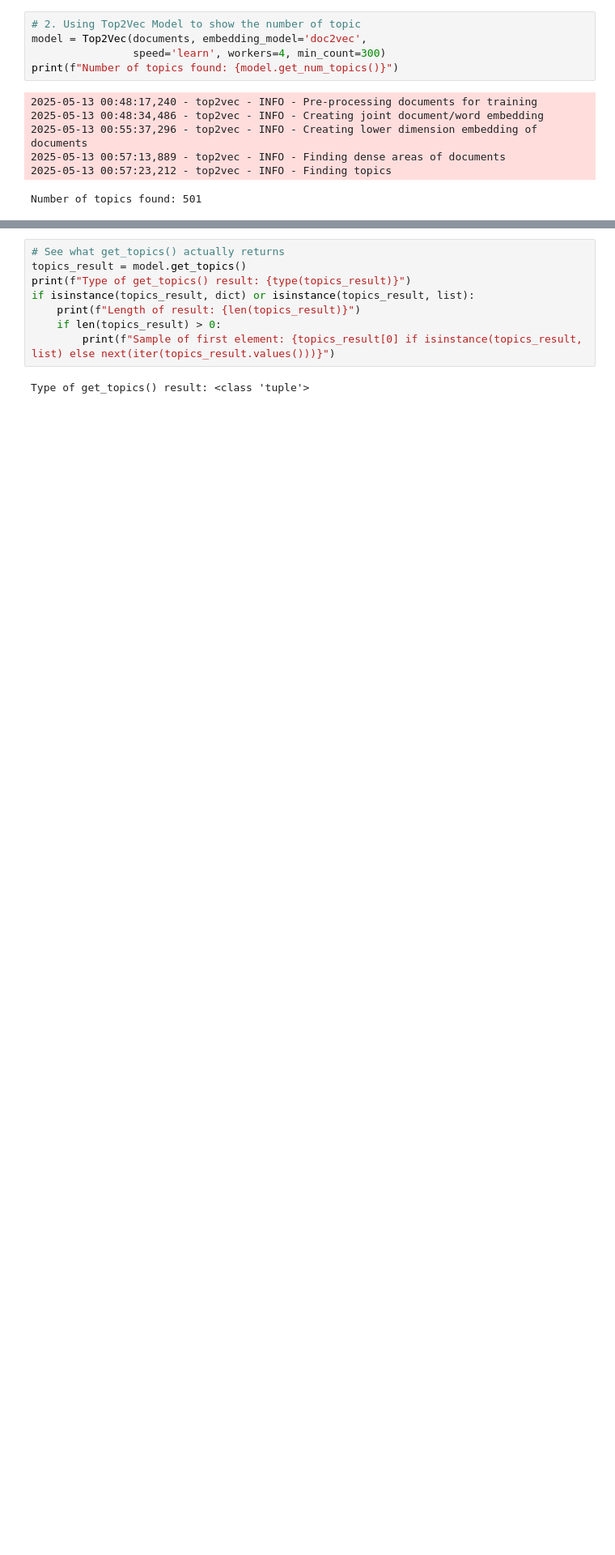
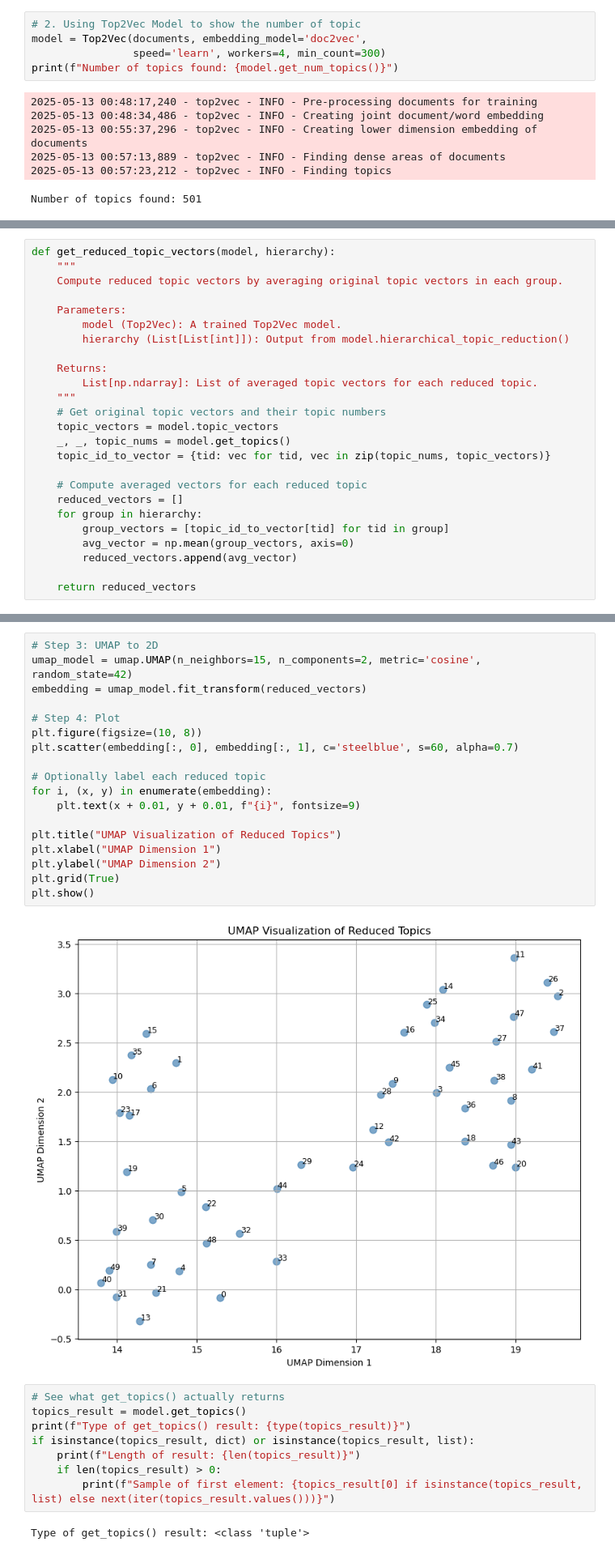
Before and after one commit to FinlyWealth/mds-finly-search, a Jupyter notebook: notebook/eda_cluster_top2vec.ipynb, the cells around one changed output, grey strips where cells are left out. Shown at 81% size. Drawn from its saved outputs; the diff is of its cells as text; blank space fills up the shorter version.

```diff
--- a/notebook/eda_cluster_top2vec.ipynb
+++ b/notebook/eda_cluster_top2vec.ipynb
@@ -109 +142,26 @@ for i in range(len(topic_ids)):
+# %%
+def get_reduced_topic_vectors(model, hierarchy):
+    """
+    Compute reduced topic vectors by averaging original topic vectors in each group.
+
+    Parameters:
+        model (Top2Vec): A trained Top2Vec model.
+        hierarchy (List[List[int]]): Output from model.hierarchical_topic_reduction()
+
+    Returns:
+        List[np.ndarray]: List of averaged topic vectors for each reduced topic.
+    """
+    # Get original topic vectors and their topic numbers
+    topic_vectors = model.topic_vectors
+    _, _, topic_nums = model.get_topics()
+    topic_id_to_vector = {tid: vec for tid, vec in zip(topic_nums, topic_vectors)}
+
+    # Compute averaged vectors for each reduced topic
+    reduced_vectors = []
+    for group in hierarchy:
+        group_vectors = [topic_id_to_vector[tid] for tid in group]
+        avg_vector = np.mean(group_vectors, axis=0)
+        reduced_vectors.append(avg_vector)
+
+    return reduced_vectors
 # %%
@@ -161,3 +185,23 @@ Top2Vec version: 1.0.36
+# %%
+# Step 3: UMAP to 2D
+umap_model = umap.UMAP(n_neighbors=15, n_components=2, metric='cosine', random_state=42)
+embedding = umap_model.fit_transform(reduced_vectors)
+
+# Step 4: Plot
+plt.figure(figsize=(10, 8))
+plt.scatter(embedding[:, 0], embedding[:, 1], c='steelblue', s=60, alpha=0.7)
+
+# Optionally label each reduced topic
+for i, (x, y) in enumerate(embedding):
+    plt.text(x + 0.01, y + 0.01, f"{i}", fontsize=9)
+
+plt.title("UMAP Visualization of Reduced Topics")
+plt.xlabel("UMAP Dimension 1")
+plt.ylabel("UMAP Dimension 2")
+plt.grid(True)
+plt.show()
+# %% [output]
+[figure, added]
 # %%
 # See what get_topics() actually returns
 topics_result = model.get_topics()
```
Also changed, not shown: parts of 11 cells of this notebook.
